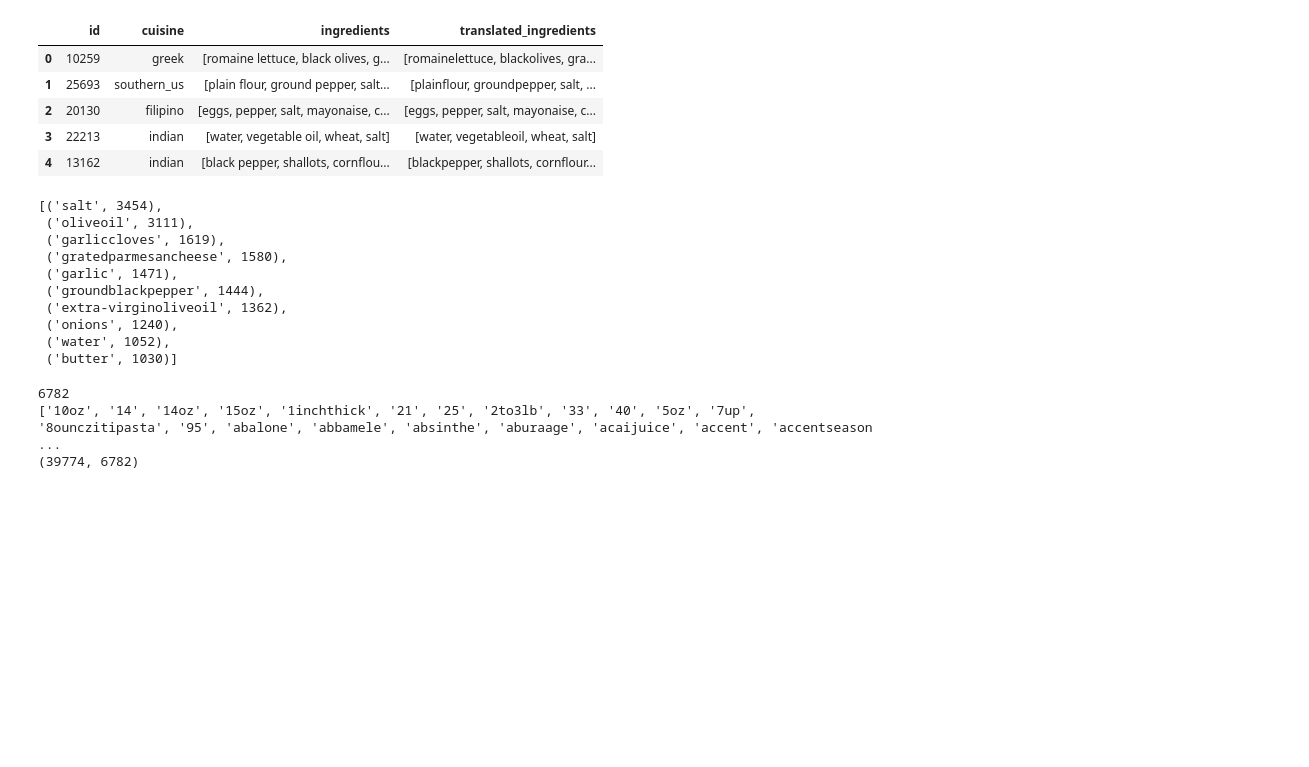
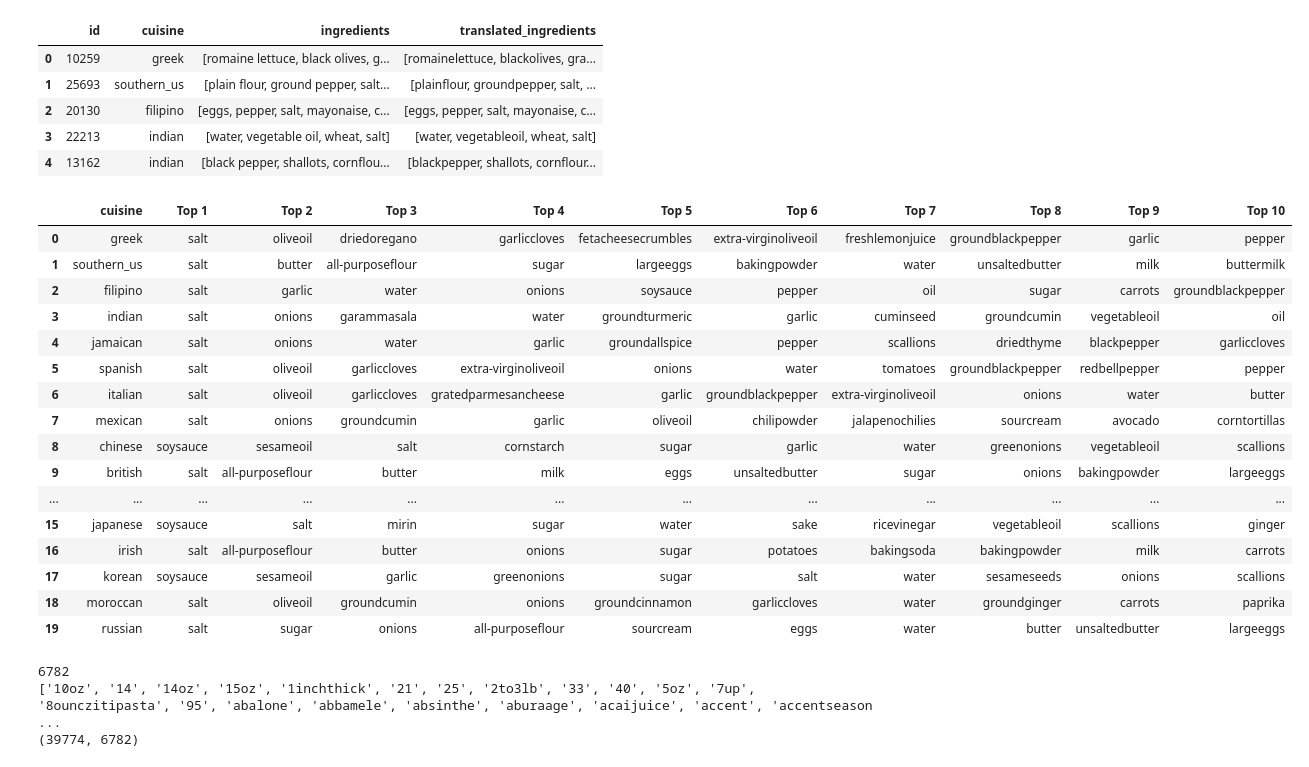
Before and after one commit to georgexiangli/recipes, a Jupyter notebook: Recipes.ipynb, the cells around one changed output. Saved outputs shown, nothing was run; the diff lists cells and outputs as text; code cells hidden in the pictures; blank space fills up the shorter version.

Commit message:
Tabulate data

```diff
--- a/Recipes.ipynb
+++ b/Recipes.ipynb
@@ -151,31 +151,55 @@ df.head()
 # %%
 # Most common ingredients per cuisine
 
 from collections import Counter
 
 counter = {}
 
 for cuisine in df['cuisine'].unique():
     counter[cuisine] = Counter()
     # Find rows belonging to the cuisine
     indices = (df['cuisine'] == cuisine)
 
     # For each row belonging to the cuisine, update counter with list of translated ingredients
     for ingredients in df[indices]['translated_ingredients']:
         counter[cuisine].update(ingredients)
 
-counter['italian'].most_common(10)
+
+
+top10data = []
+
+for cuisine in counter.keys():
+    cuisine10 = {
+        'cuisine':cuisine
+    }
+
+    for i in range(0, 10):
+        headerVal = "Top " + str(i + 1)
+        cuisine10[headerVal] = counter[cuisine].most_common(10)[i][0]
+
+
+    top10data.append(cuisine10)
+
+top10 = pd.DataFrame(top10data)
+top10
 # %% [output]
-[('salt', 3454),
- ('oliveoil', 3111),
- ('garliccloves', 1619),
- ('gratedparmesancheese', 1580),
- ('garlic', 1471),
- ('groundblackpepper', 1444),
- ('extra-virginoliveoil', 1362),
- ('onions', 1240),
- ('water', 1052),
- ('butter', 1030)]
+|  | cuisine | Top 1 | Top 2 | Top 3 | Top 4 | Top 5 | Top 6 | Top 7 | Top 8 | Top 9 | Top 10 |
+| 0 | greek | salt | oliveoil | driedoregano | garliccloves | fetacheesecrumbles | extra-virginoliveoil | freshlemonjuice | groundblackpepper | garlic | pepper |
+| 1 | southern_us | salt | butter | all-purposeflour | sugar | largeeggs | bakingpowder | water | unsaltedbutter | milk | buttermilk |
+| 2 | filipino | salt | garlic | water | onions | soysauce | pepper | oil | sugar | carrots | groundblackpepper |
+| 3 | indian | salt | onions | garammasala | water | groundturmeric | garlic | cuminseed | groundcumin | vegetableoil | oil |
+| 4 | jamaican | salt | onions | water | garlic | groundallspice | pepper | scallions | driedthyme | blackpepper | garliccloves |
+| 5 | spanish | salt | oliveoil | garliccloves | extra-virginoliveoil | onions | water | tomatoes | groundblackpepper | redbellpepper | pepper |
+| 6 | italian | salt | oliveoil | garliccloves | gratedparmesancheese | garlic | groundblackpepper | extra-virginoliveoil | onions | water | butter |
+| 7 | mexican | salt | onions | groundcumin | garlic | oliveoil | chilipowder | jalapenochilies | sourcream | avocado | corntortillas |
+| 8 | chinese | soysauce | sesameoil | salt | cornstarch | sugar | garlic | water | greenonions | vegetableoil | scallions |
+| 9 | british | salt | all-purposeflour | butter | milk | eggs | unsaltedbutter | sugar | onions | bakingpowder | largeeggs |
+| ... | ... | ... | ... | ... | ... | ... | ... | ... | ... | ... | ... |
+| 15 | japanese | soysauce | salt | mirin | sugar | water | sake | ricevinegar | vegetableoil | scallions | ginger |
+| 16 | irish | salt | all-purposeflour | butter | onions | sugar | potatoes | bakingsoda | bakingpowder | milk | carrots |
+| 17 | korean | soysauce | sesameoil | garlic | greenonions | sugar | salt | water | sesameseeds | onions | scallions |
+| 18 | moroccan | salt | oliveoil | groundcumin | onions | groundcinnamon | garliccloves | water | groundginger | carrots | paprika |
+| 19 | russian | salt | sugar | onions | all-purposeflour | sourcream | eggs | water | butter | unsaltedbutter | largeeggs |
 # %%
 from sklearn.feature_extraction.text import CountVectorizer
 vectorizer = CountVectorizer(dtype = 'uint8')
```
Also changed, not shown: parts of 2 cells of this notebook.
